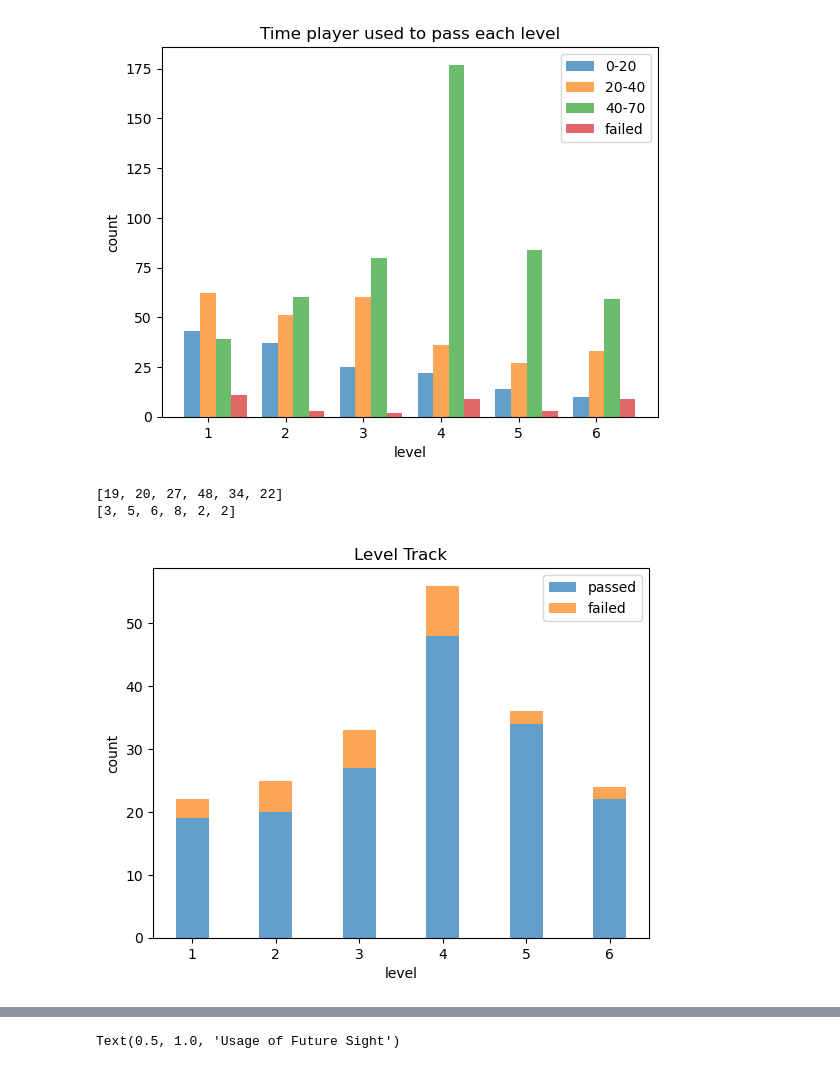
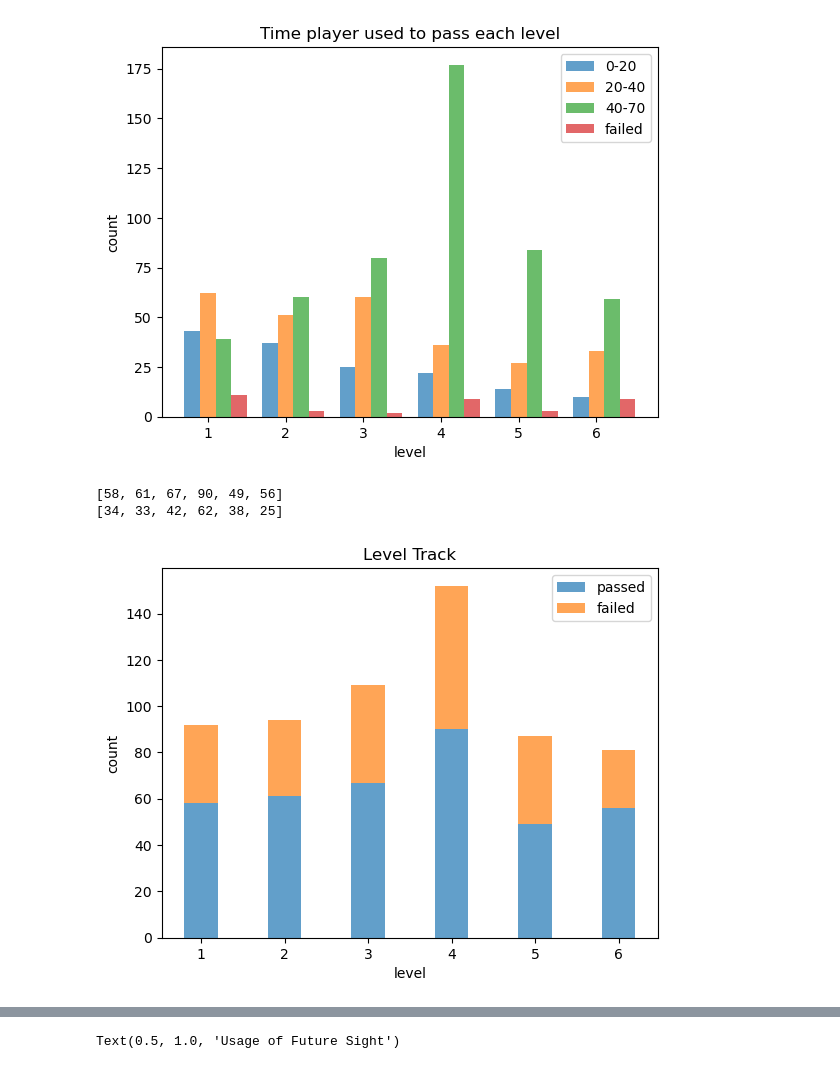
Before and after one commit to zixiwei/Analytic-Project-First-Version, a Jupyter notebook: AnalyticGraph.ipynb, the cells around one changed output, grey strips where cells are left out. Drawn from its saved outputs; the diff is of its cells as text; code cells hidden in the pictures.

```diff
--- a/AnalyticGraph.ipynb
+++ b/AnalyticGraph.ipynb
@@ -203,35 +203,35 @@ for data in track_data:
     start_level = data['StartLevel']
     end_level = data['EndLevel']
     is_reach_the_end = data['IsReachTheEnd']
 
     for level in range(start_level, end_level + 1):
         if is_reach_the_end:
             pass_counts[level] = pass_counts.get(level, 0) + 1
         elif level == end_level:
             fail_counts[level] = fail_counts.get(level, 0) + 1
 
 levels = sorted(set(list(pass_counts.keys()) + list(fail_counts.keys())))
 
 bar_width = 0.4
 index = range(1, len(levels) + 1)
 
 pass_data = [pass_counts.get(level, 0) for level in levels]
 fail_data = [fail_counts.get(level, 0) for level in levels]
 # Mock up
-pass_data = [19, 20, 27, 48, 34, 22]
-fail_data = [3, 5, 6, 8, 2, 2]
+#pass_data = [19, 20, 27, 48, 34, 22]
+#fail_data = [3, 5, 6, 8, 2, 2]
 print(pass_data)
 print(fail_data)
 plt.bar(index, pass_data, bar_width, label='passed', alpha=0.7)
 plt.bar(index, fail_data, bar_width, label='failed', bottom=pass_data, alpha=0.7)
 
 plt.xlabel('level')
 plt.ylabel('count')
 plt.title('Level Track')
 plt.xticks(index, levels)
 plt.legend()
 plt.show()
 # %% [output]
-[19, 20, 27, 48, 34, 22]
-[3, 5, 6, 8, 2, 2]
+[58, 61, 67, 90, 49, 56]
+[34, 33, 42, 62, 38, 25]
-[figure, old version]
+[figure, new version]
```
Also changed, not shown: parts of 8 cells of this notebook.
